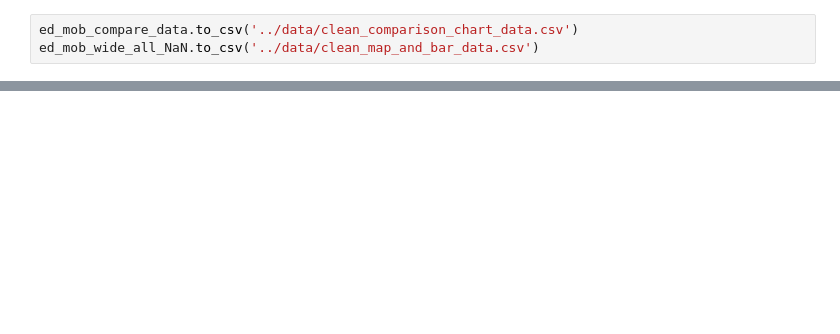
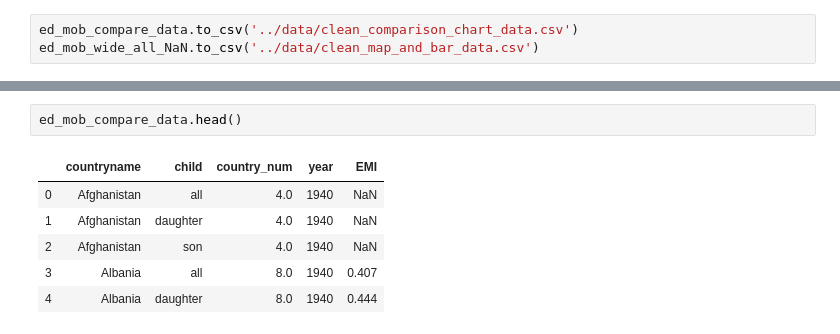
Before and after one commit to UBC-MDS/DSCI_532_L02_Group212_SocialMobilityProject, a Jupyter notebook: src/wrangling.ipynb, the cells around one changed output, grey strips where cells are left out. Cells and saved outputs as stored; diff of their text form; blank space fills up the shorter version.

```diff
--- a/src/wrangling.ipynb
+++ b/src/wrangling.ipynb
@@ -292,3 +332,12 @@ ed_mob_wide_all_NaN.to_csv('../data/clean_map_and_bar_data.csv')
+# %%
+ed_mob_compare_data.head()
+# %% [output]
+|  | countryname | child | country_num | year | EMI |
+| 0 | Afghanistan | all | 4.0 | 1940 | NaN |
+| 1 | Afghanistan | daughter | 4.0 | 1940 | NaN |
+| 2 | Afghanistan | son | 4.0 | 1940 | NaN |
+| 3 | Albania | all | 8.0 | 1940 | 0.407 |
+| 4 | Albania | daughter | 8.0 | 1940 | 0.444 |
 # %%
 #ed_mob_wide_all_NaN
 ed_mob_wide_all_NaN = ed_mob_wide_all_NaN.loc[ed_mob_wide_all_NaN['child']=='all']
```
Also changed, not shown: parts of 5 cells of this notebook, 2 other files.
